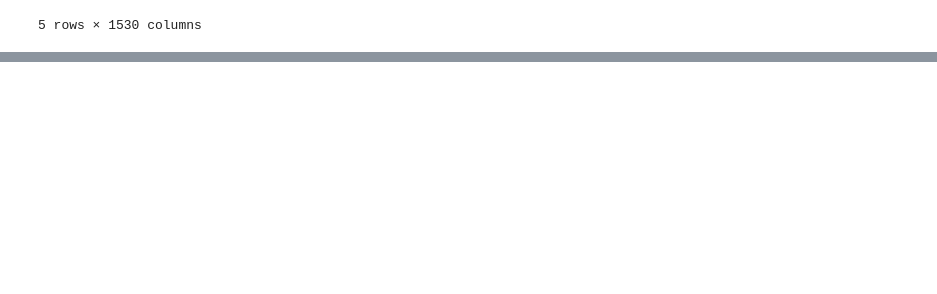
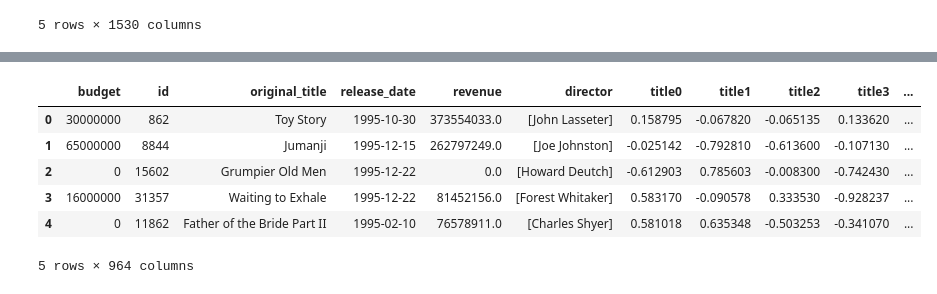
Before and after one commit to natcz/ml_project, a Jupyter notebook: models.ipynb, the cells around one changed output, grey strips where cells are left out. Saved outputs shown, nothing was run; the diff lists cells and outputs as text; code cells hidden in the pictures; blank space fills up the shorter version.

Commit message:
Added Word2Vec, XGBoost and imputing titles and keywords.

```diff
--- a/models.ipynb
+++ b/models.ipynb
@@ -8,5 +20,5 @@ See the caveats in the documentation: https://pandas.pydata.org/pandas-docs/stab
 # %%
-backup_movies_df = movies_df.copy() # Useful when movies_df is accidentally changed below
+original_movies_df = movies_df.copy() # Useful to go back to the original datframe
 movies_df.head()
 # %% [output]
 |  | budget | genres | id | original_title | production_companies | production_countries | release_date | ... |
@@ -50,13 +66,10 @@ def limit_labels(series, limit):
     return new_series
 # %%
 # Transform categorical features into binary matrixes
-
-movies_df = backup_movies_df.copy()
-
 movies_df['production_countries'] = limit_labels(movies_df['production_countries'], 20)
-movies_df = binarize_column(movies_df, 'production_countries')
+movies_df, _ = binarize_column(movies_df, 'production_countries')
 movies_df['keywords'] = limit_labels(movies_df['keywords'], 20)
-movies_df = binarize_column(movies_df, 'keywords')
+movies_df, _ = binarize_column(movies_df, 'keywords')
 
 movies_df.head()
 # %% [output]
@@ -192,0 +248,6 @@ classification_report(y_test ,y_pred,target_names=genres, output_dict=True )
+# %%
+import gensim.downloader
+import numpy as np
+
+# Use pre-trained model based on Wikipedia 2014 + Gigaword (https://nlp.stanford.edu/projects/glove/)
+model = gensim.downloader.load('glove-wiki-gigaword-50')
@@ -192,0 +282,35 @@ classification_report(y_test ,y_pred,target_names=genres, output_dict=True )
+# %%
+movies_df = original_movies_df.copy() # Reverse all changes to the dataframe
+
+title_cols = ['title'+str(i) for i in range(50)]
+keywords_cols = ['keywords'+str(i) for i in range(50)]
+
+# Drop rows with empty genres. Maybe we should do that in data_prep?
+movies_df = movies_df[movies_df['genres'].apply(lambda x : x != [])]
+
+# Columns 'title' and 'keywords' are transformed using Word2Vec
+movies_df = string_column_to_vector_column(movies_df, 'title', title_cols)
+movies_df = string_column_to_vector_column(movies_df, 'keywords', keywords_cols)
+
+# Columns 'production_companies', 'production_countries', 'cast', 'genres'
+# are transformed by limiting the labels and using MultiLabelBinarizer.
+movies_df['production_companies'] = limit_labels(movies_df['production_companies'], 20)
+movies_df, production_companies_cols = binarize_column(movies_df, 'production_companies')
+movies_df['production_countries'] = limit_labels(movies_df['production_countries'], 20)
+movies_df, production_countries_cols = binarize_column(movies_df, 'production_countries')
+movies_df['cast'] = limit_labels(movies_df['cast'], 50)
+movies_df, cast_cols = binarize_column(movies_df, 'cast')
+
+movies_df['genres'] = limit_labels(movies_df['genres'], 50)
+movies_df, genres_cols = binarize_column(movies_df, 'genres')
+
+# TODO: Transform the column 'director' - it is not multilabel.
+movies_df.head()
+# %% [output]
+|  | budget | id | original_title | release_date | revenue | director | title0 | title1 | title2 | title3 | ... |
+| 0 | 30000000 | 862 | Toy Story | 1995-10-30 | 373554033.0 | [John Lasseter] | 0.158795 | -0.067820 | -0.065135 | 0.133620 | ... |
+| 1 | 65000000 | 8844 | Jumanji | 1995-12-15 | 262797249.0 | [Joe Johnston] | -0.025142 | -0.792810 | -0.613600 | -0.107130 | ... |
+| 2 | 0 | 15602 | Grumpier Old Men | 1995-12-22 | 0.0 | [Howard Deutch] | -0.612903 | 0.785603 | -0.008300 | -0.742430 | ... |
+| 3 | 16000000 | 31357 | Waiting to Exhale | 1995-12-22 | 81452156.0 | [Forest Whitaker] | 0.583170 | -0.090578 | 0.333530 | -0.928237 | ... |
+| 4 | 0 | 11862 | Father of the Bride Part II | 1995-02-10 | 76578911.0 | [Charles Shyer] | 0.581018 | 0.635348 | -0.503253 | -0.341070 | ... |
+5 rows × 964 columns
```
Also changed, not shown: parts of 15 cells of this notebook.
